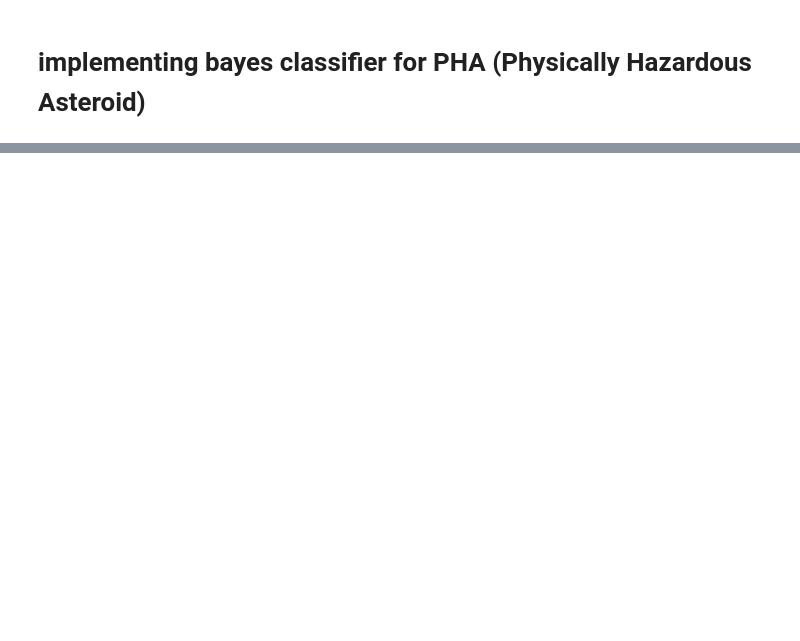
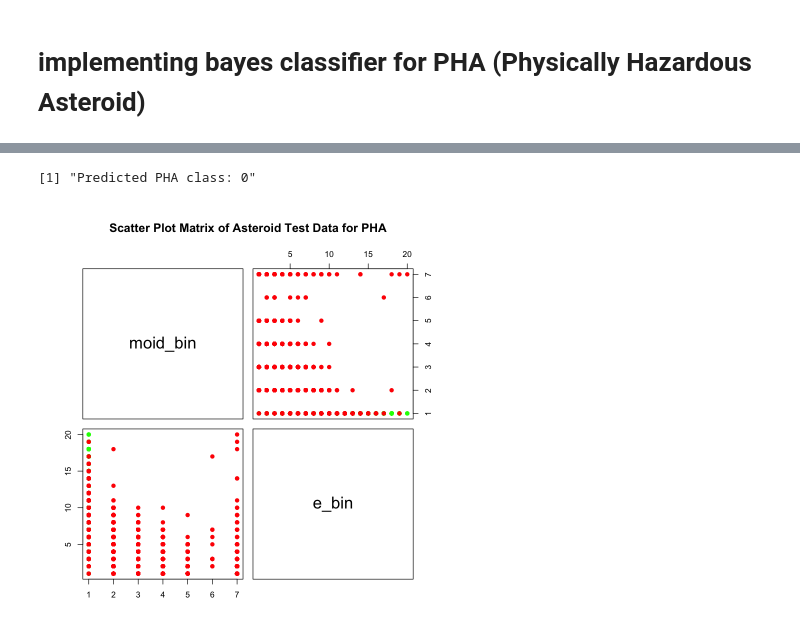
Before and after one commit to Atharva309/Asteroid-Analysis, a Jupyter notebook: R_analysis/analysis_asteroids.ipynb, the cells around one changed output, grey strips where cells are left out. Saved outputs shown, nothing was run; the diff lists cells and outputs as text; code cells hidden in the pictures; blank space fills up the shorter version.

```diff
--- a/R_analysis/analysis_asteroids.ipynb
+++ b/R_analysis/analysis_asteroids.ipynb
@@ -213,0 +257,22 @@ sum(asteroid_data$neo == TRUE, na.rm = TRUE)
+# %%
+library(dplyr)
+
+# current class distribution
+cat("before")
+class_count <- table(asteroid_train$pha)
+print(class_count)
+
+# SDefine how many false (0) values to keep
+num_true <- class_count[2]
+num_false <- 2 * num_true
+
+# Step 3: Create a new balanced dataset
+true_data <- asteroid_train %>% filter(pha == 1)
+false_data <- asteroid_train %>% filter(pha == 0) %>%
+  sample_n(num_false, replace = FALSE)
+balanced_data <- bind_rows(true_data, false_data)
+
+# new class distribution
+cat("\nafter")
+new_class_count <- table(balanced_data$pha)
+print(new_class_count)
@@ -213,0 +287,22 @@ sum(asteroid_data$neo == TRUE, na.rm = TRUE)
+# %%
+# Example
+new_instance <- list(moid_bin = "7", e_bin = "1")
+
+# Predict PHA for the new instance
+predicted_class <- naive_bayes_predict(train_data = balanced_data, new_instance = new_instance, target = "pha")
+print(paste("Predicted PHA class:", predicted_class))
+# %% [output]
+[1] "Predicted PHA class: 0"
+# %%
+# Convert factor or character columns to numeric
+balanced_data$moid_bin <- as.numeric(as.character(balanced_data$moid_bin))
+balanced_data$e_bin <- as.numeric(as.character(balanced_data$e_bin))
+# %%
+# Create a scatter plot matrix
+par(bg = "white")
+pairs(balanced_data[, c("moid_bin","e_bin")],
+      col = ifelse(balanced_data$pha == 1, "green", "red"),
+      pch = 19,
+      main = "Scatter Plot Matrix of Asteroid Test Data for PHA")
+# %% [output]
+[figure, added]
```
Also changed, not shown: parts of 15 cells of this notebook.
